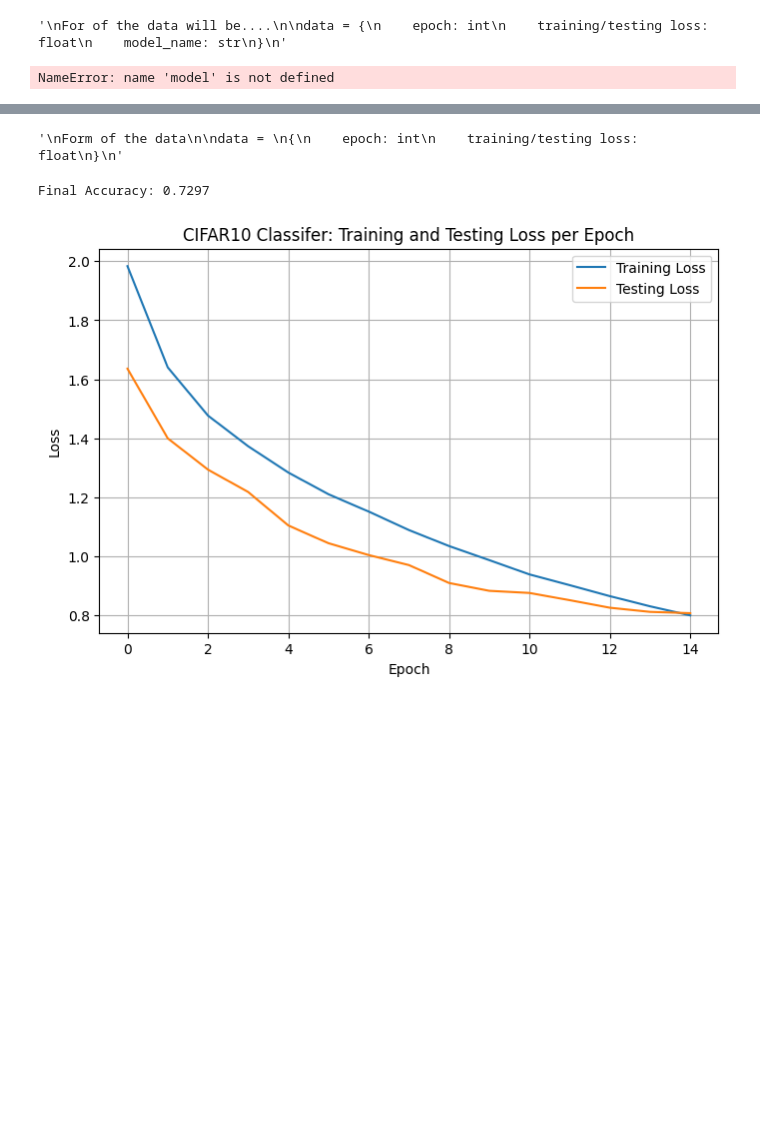
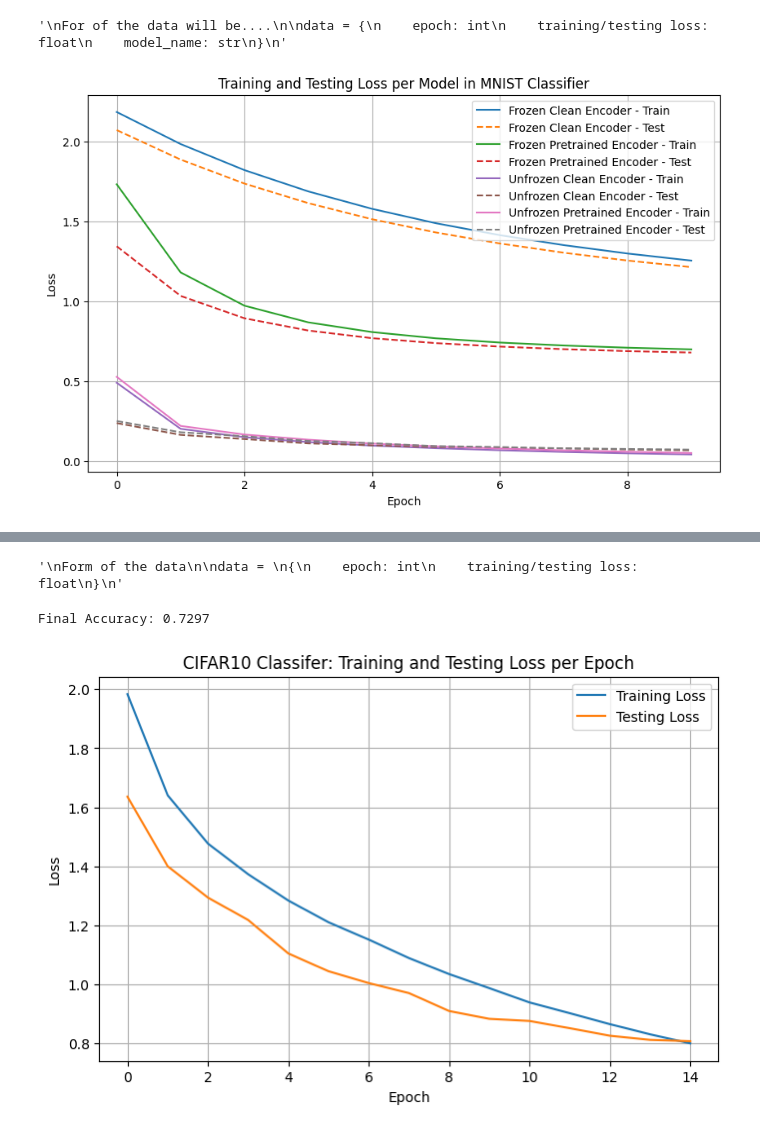
Before and after one commit to zm237/Intro-to-Deep-Learning-Projects, a Jupyter notebook: Project 2/Homework2.ipynb, the cells around one changed output, grey strips where cells are left out. Cells and saved outputs as stored; diff of their text form; code cells hidden in the pictures; blank space fills up the shorter version.

```diff
--- a/Project 2/Homework2.ipynb
+++ b/Project 2/Homework2.ipynb
@@ -370,30 +327,26 @@ data = {
 # %% [output]
 '\nFor of the data will be....\n\ndata = {\n    epoch: int\n    training/testing loss: float\n    model_name: str\n}\n'
 # %%
-optimal_k = 10 # PLACEHOLDER
+optimal_k = 40
 
 # Have reference
 src_model = model
 
 # 1. Untrained encoder not frozen
-encoder_clean_unfrozen = MNIST_Auto_Encoder(optimal_k, hidden_layer_size=hidden_layer_size).to(device).encoder
+encoder_clean_unfrozen = MNIST_Classifier(optimal_k, hidden_layer_size=hidden_layer_size).to(device)
 
 # 2. Untrained encoder but frozen
-encoder_clean_frozen = MNIST_Auto_Encoder(optimal_k, hidden_layer_size=hidden_layer_size).to(device).encoder
-freeze_module(encoder_clean_frozen)
-unfreeze_module(encoder_clean_frozen[-1])
+encoder_clean_frozen = MNIST_Classifier(optimal_k, hidden_layer_size=hidden_layer_size).to(device)
+freeze_module(encoder_clean_frozen.encoder)
 
 # 3. Trained encoder not frozen
-encoder_trained_unfrozen = MNIST_Auto_Encoder(optimal_k, hidden_layer_size=hidden_layer_size).to(device).encoder
-encoder_trained_unfrozen.load_state_dict(src_model.encoder.state_dict())
+encoder_trained_unfrozen = MNIST_Classifier(optimal_k, hidden_layer_size=hidden_layer_size).to(device)
+encoder_trained_unfrozen.encoder.load_state_dict(src_model.encoder.state_dict())
 
 # 4. Trained encoder but frozen
-encoder_trained_frozen = MNIST_Auto_Encoder(optimal_k, hidden_layer_size=hidden_layer_size).to(device).encoder
-encoder_trained_frozen.load_state_dict(src_model.encoder.state_dict())
+encoder_trained_frozen = MNIST_Classifier(optimal_k, hidden_layer_size=hidden_layer_size).to(device)
+encoder_trained_frozen.encoder.load_state_dict(src_model.encoder.state_dict())
 
-freeze_module(encoder_trained_frozen)
-unfreeze_module(encoder_trained_frozen[-1])
+freeze_module(encoder_trained_frozen.encoder)
 
-models = [encoder_clean_unfrozen, encoder_clean_unfrozen, encoder_trained_unfrozen, encoder_trained_frozen]
+models = [encoder_clean_unfrozen, encoder_clean_frozen, encoder_trained_unfrozen, encoder_trained_frozen]
-# %% [output]
-NameError: name 'model' is not defined
@@ -489,2 +454,19 @@ for sample_model, model_name in zip(models, ['Unfrozen Clean Encoder', 'Frozen C
             "model_name": model_name
         })
+# %%
+plt.figure(figsize=(10, 6))
+model_names = sorted(set(d["model_name"] for d in epoch_over_training_loss_per_model))
+for name in model_names:
+    epochs = [d["epoch"] for d in epoch_over_training_loss_per_model if d["model_name"] == name]
+    train_loss = [d["training_loss"] for d in epoch_over_training_loss_per_model if d["model_name"] == name]
+    test_loss = [d["testing_loss"] for d in epoch_over_testing_loss_per_model if d["model_name"] == name]
+    plt.plot(epochs, train_loss, label=f"{name} - Train")
+    plt.plot(epochs, test_loss, '--', label=f"{name} - Test")
+plt.xlabel("Epoch")
+plt.ylabel("Loss")
+plt.title("Training and Testing Loss per Model in MNIST Classifier")
+plt.legend()
+plt.grid(True)
+plt.show()
+# %% [output]
+[figure, added]
```
Also changed, not shown: parts of 23 cells of this notebook, 11 other files.
